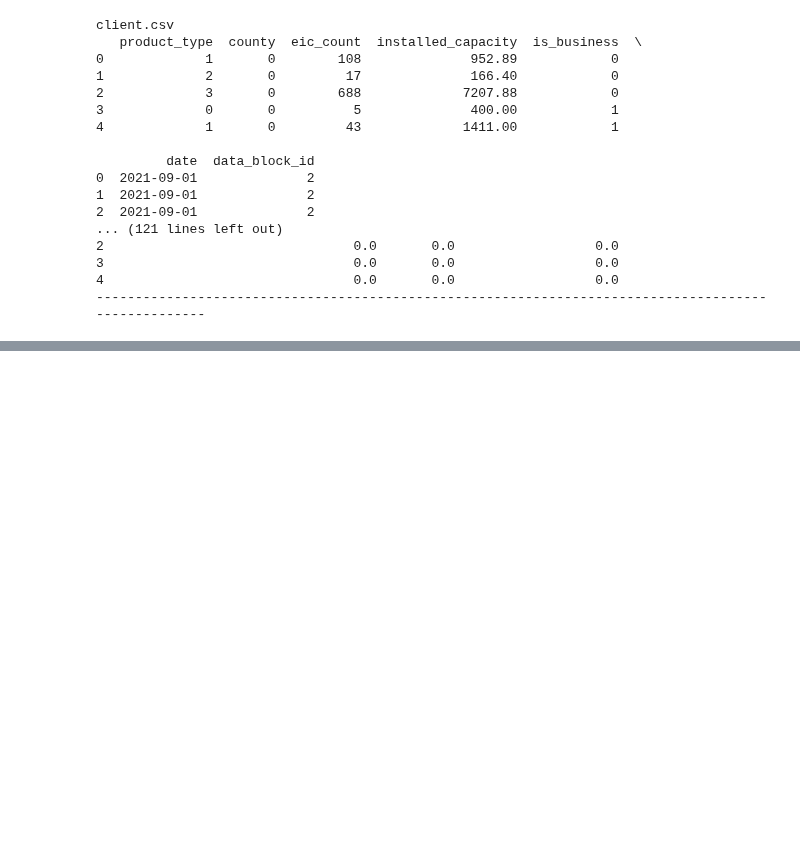
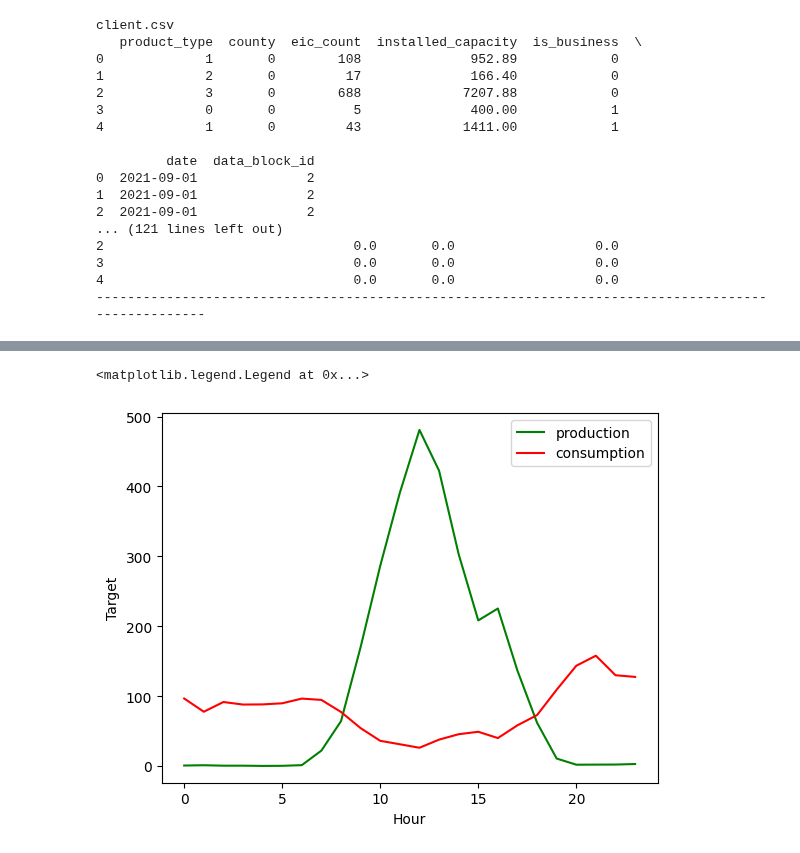
Before and after one commit to steimel60/Kaggle-Enefit, a Jupyter notebook: enefit-energy-predictor.ipynb, the cells around one changed output, grey strips where cells are left out. Drawn from its saved outputs; the diff is of its cells as text; code cells hidden in the pictures; blank space fills up the shorter version.

```diff
--- a/enefit-energy-predictor.ipynb
+++ b/enefit-energy-predictor.ipynb
@@ -68,0 +71,3 @@ client.csv
+# %%
+train = pd.read_csv(path + 'train.csv')
+train
@@ -68,0 +88,4 @@ client.csv
+# %%
+# Example to visualize what train.csv represents
+example = train[train['data_block_id']==0]
+example
@@ -68,0 +127,13 @@ client.csv
+# %%
+production = example[(example['prediction_unit_id']==0) & (example['is_consumption']==0)]['target']
+consumption = example[(example['prediction_unit_id']==0) & (example['is_consumption']==1)]['target']
+time = example[(example['prediction_unit_id']==0) & (example['is_consumption']==0)]['datetime']
+time = [i for i, _ in enumerate(time)]
+plt.plot(time, production, label = "production", c = "green")
+plt.plot(time, consumption, label = "consumption", c = "red")
+plt.xlabel("Hour")
+plt.ylabel("Target")
+plt.legend()
+# %% [output]
+<matplotlib.legend.Legend at 0x...>
+[figure, added]
```
Also changed, not shown: parts of 4 cells of this notebook.
